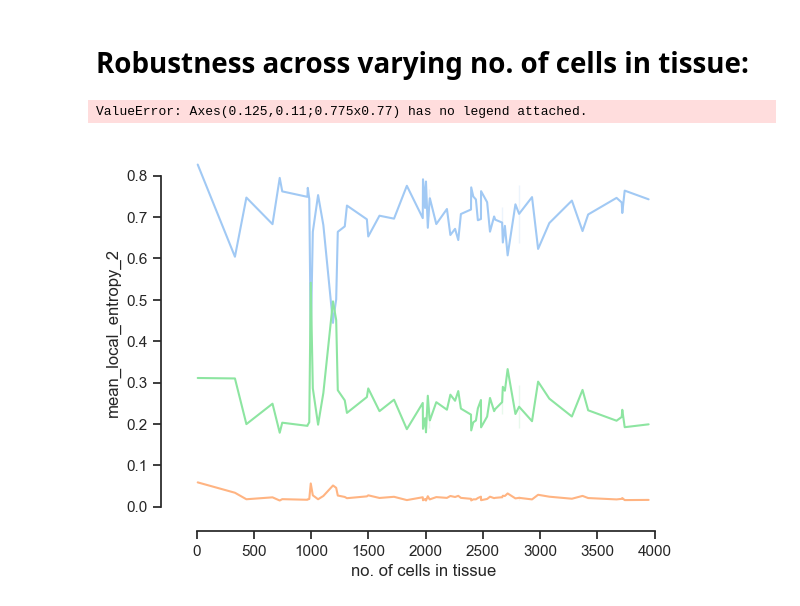
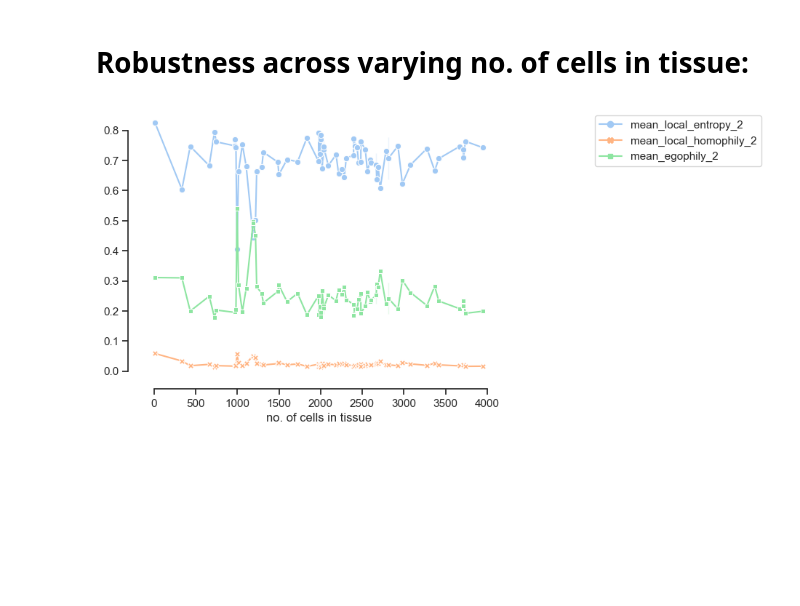
Before and after one commit to bionetslab/SHouT, a Jupyter notebook: MELC_TCL_caseStudy.ipynb, the cells around one changed output. Cells and saved outputs as stored; diff of their text form; code cells hidden in the pictures; blank space fills up the shorter version.

```diff
--- a/MELC_TCL_caseStudy.ipynb
+++ b/MELC_TCL_caseStudy.ipynb
@@ -234,27 +234,20 @@ sns.lineplot(data=DF_TIME, x="no. of cells in tissue", y="SHouT_execution_time",
 # %%
 DF_ROBUSTNESS=[]
 for i in patients_good:
     DF_rob=DF[DF['patient_index']==i]
     df=pd.DataFrame()
     df['no. of cells in tissue']=[len(DF_rob)]
     df['mean_local_entropy_2']=np.mean(DF_rob['local_entropy_2'])
     df['mean_local_homophily_2']=np.mean(DF_rob['local_homophily_2'])
     df['mean_egophily_2']=np.mean(DF_rob['egophily_2'])
+    df=df.set_index('no. of cells in tissue', drop=True)
     DF_ROBUSTNESS.append(df)
 DF_ROBUSTNESS=pd.concat(DF_ROBUSTNESS, axis=0)
 # -----
-sns.lineplot(data=DF_ROBUSTNESS, x="no. of cells in tissue", y="mean_local_entropy_2", markers=True, dashes=False)
-sns.lineplot(data=DF_ROBUSTNESS, x="no. of cells in tissue", y="mean_local_homophily_2", markers=True, dashes=False)
-sns.lineplot(data=DF_ROBUSTNESS, x="no. of cells in tissue", y="mean_egophily_2", markers=True, dashes=False)
-# sns.despine(offset=10, trim=True)
-# sns.move_legend(f.figure.axes[0], "upper left", bbox_to_anchor=(1.25, 1))
-
-
-# f=sns.boxplot(x="Group", y="local_homophily_2",
-            # hue="celltype", palette='RdBu',
-            # data=DF_TIME)
-# sns.despine(offset=10, trim=True)
-# sns.move_legend(f.figure.axes[0], "upper left", bbox_to_anchor=(1.25, 1))
+# melted=pd.melt(DF_ROBUSTNESS)
+# -----
+f=sns.lineplot(data=DF_ROBUSTNESS, markers=True, dashes=False)
+sns.despine(offset=10, trim=True)
+sns.move_legend(f.figure.axes[0], "upper left", bbox_to_anchor=(1.25, 1))
 # %% [output]
-ValueError: Axes(0.125,0.11;0.775x0.77) has no legend attached.
-[figure, old version]
+[figure, new version]
```
Also changed, not shown: parts of 7 cells of this notebook, 2 other files.
